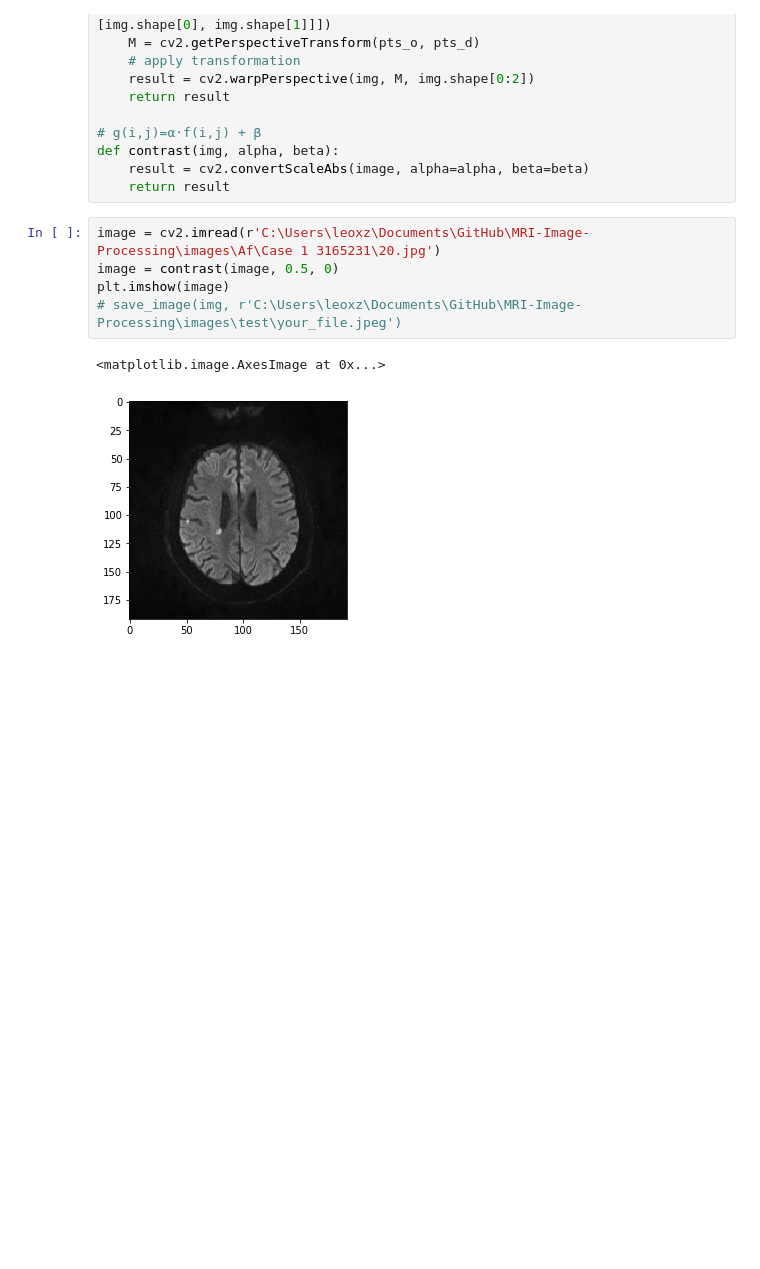
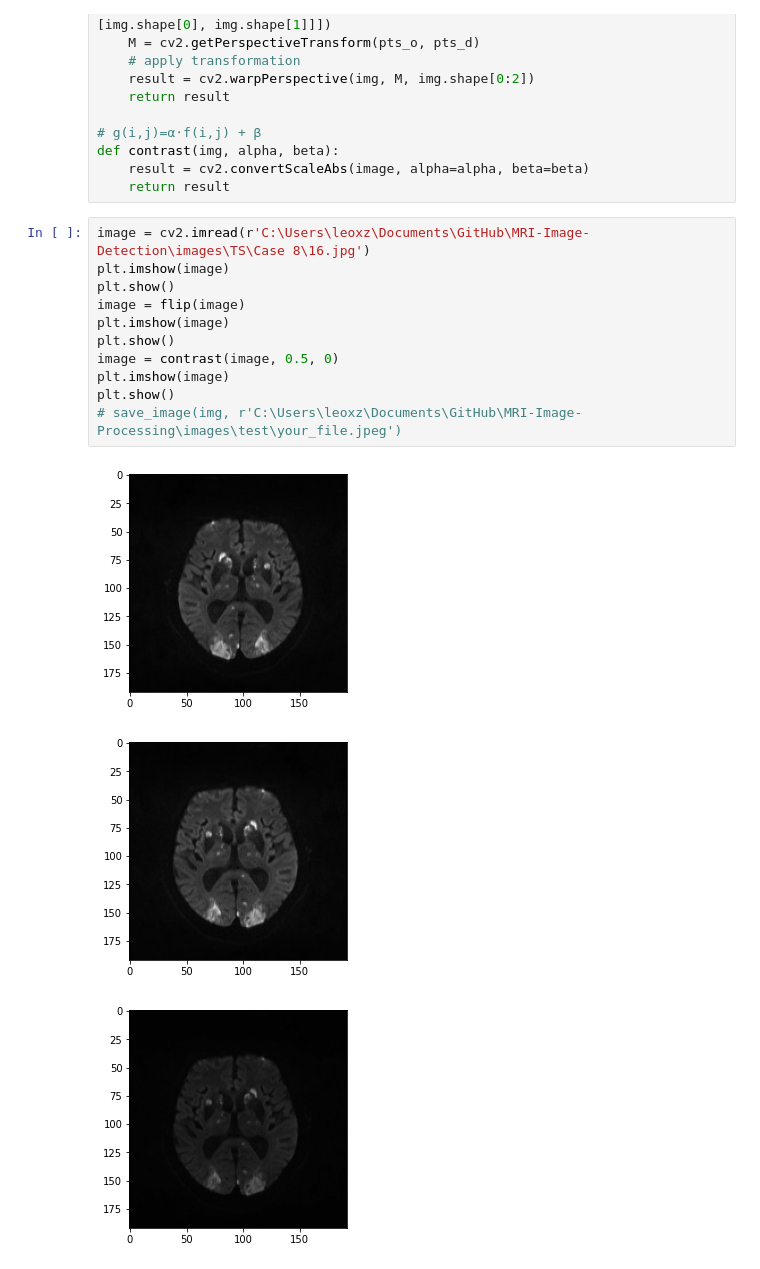
Before and after one commit to Hsun-Yu/MRI-Image-Detection, a Jupyter notebook: dataGeneration.ipynb, the cells around one changed output. Drawn from its saved outputs; the diff is of its cells as text; blank space fills up the shorter version.

```diff
--- a/dataGeneration.ipynb
+++ b/dataGeneration.ipynb
@@ -44,10 +44,17 @@ def contrast(img, alpha, beta):
     result = cv2.convertScaleAbs(image, alpha=alpha, beta=beta)
     return result
 # %%
-image = cv2.imread(r'C:\Users\leoxz\Documents\GitHub\MRI-Image-Processing\images\Af\Case 1 3165231\20.jpg')
+image = cv2.imread(r'C:\Users\leoxz\Documents\GitHub\MRI-Image-Detection\images\TS\Case 8\16.jpg')
+plt.imshow(image)
+plt.show()
+image = flip(image)
+plt.imshow(image)
+plt.show()
 image = contrast(image, 0.5, 0)
 plt.imshow(image)
+plt.show()
 # save_image(img, r'C:\Users\leoxz\Documents\GitHub\MRI-Image-Processing\images\test\your_file.jpeg')
 # %% [output]
-<matplotlib.image.AxesImage at 0x...>
-[figure, old version]
+[figure, new version]
+[figure, added]
+[figure, added]
```
Also changed, not shown: 5 other files.
